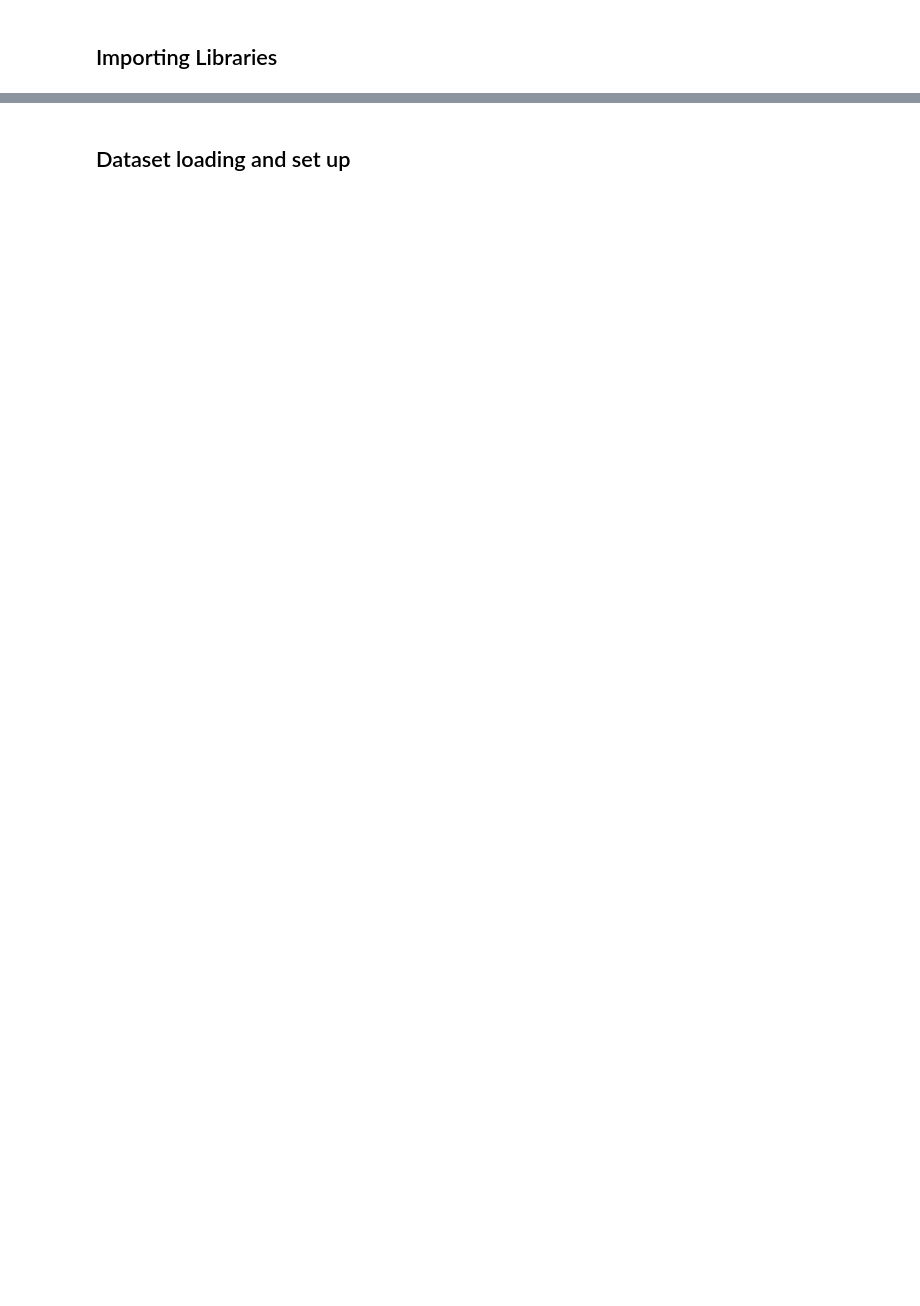
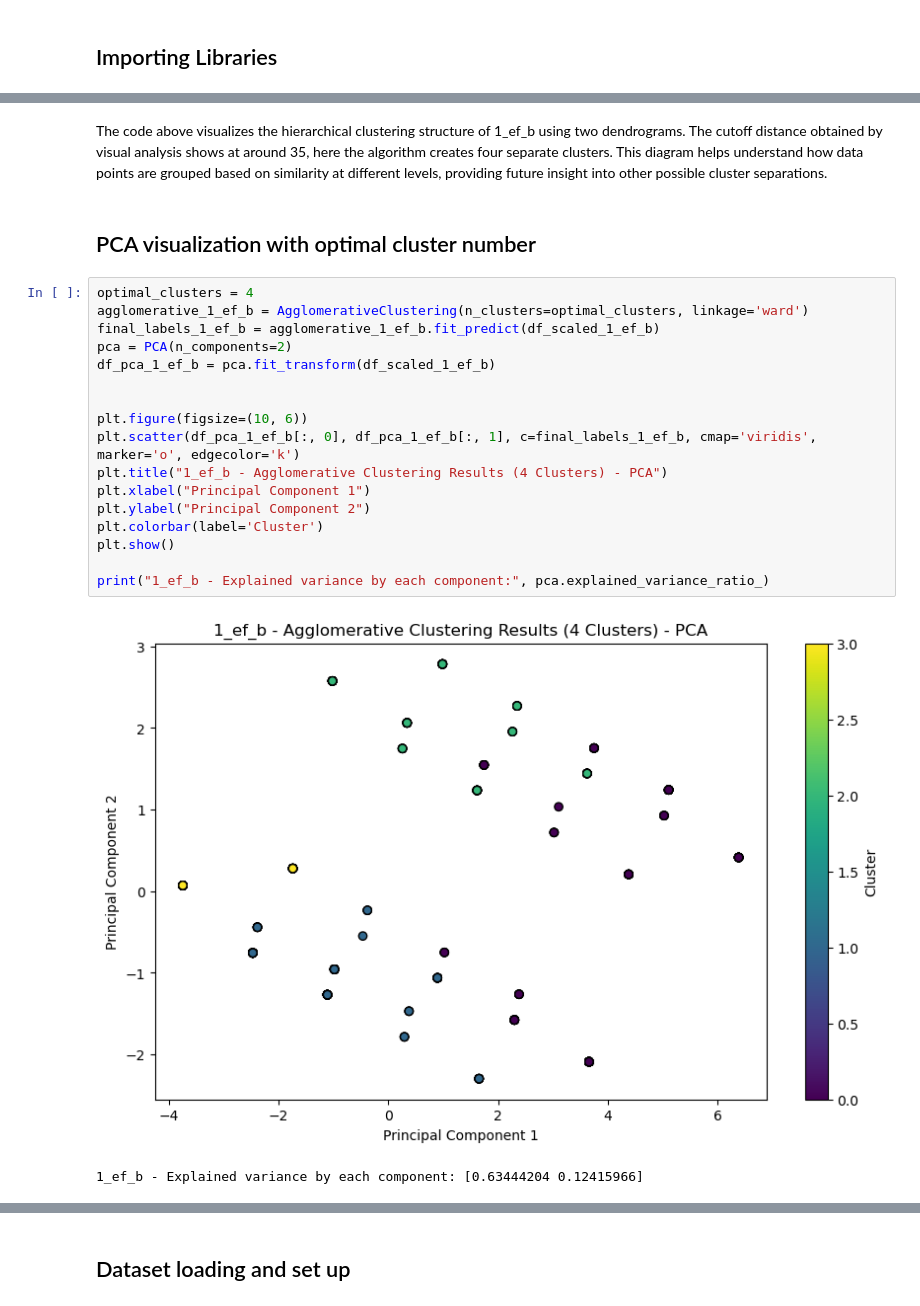
Before and after one commit to machine-learning-hwu-project/Dubai_UG_11, a Jupyter notebook: clustering/hierarchical clustering/Hierarchal_clustering.ipynb, the cells around one changed output, grey strips where cells are left out. Saved outputs shown, nothing was run; the diff lists cells and outputs as text; blank space fills up the shorter version.

```diff
--- a/clustering/hierarchical clustering/Hierarchal_clustering.ipynb
+++ b/clustering/hierarchical clustering/Hierarchal_clustering.ipynb
@@ -19,0 +158,24 @@ from sklearn.cluster import AgglomerativeClustering
+# %% [markdown]
+The code above visualizes the hierarchical clustering structure of 1_ef_b using two dendrograms. The cutoff distance obtained by visual analysis shows at around 35, here the algorithm creates four separate clusters. This diagram helps understand how data points are grouped based on similarity at different levels, providing future insight into other possible cluster separations.
+# %% [markdown]
+## PCA visualization with optimal cluster number
+# %%
+optimal_clusters = 4
+agglomerative_1_ef_b = AgglomerativeClustering(n_clusters=optimal_clusters, linkage='ward')
+final_labels_1_ef_b = agglomerative_1_ef_b.fit_predict(df_scaled_1_ef_b)
+pca = PCA(n_components=2)
+df_pca_1_ef_b = pca.fit_transform(df_scaled_1_ef_b)
+
+
+plt.figure(figsize=(10, 6))
+plt.scatter(df_pca_1_ef_b[:, 0], df_pca_1_ef_b[:, 1], c=final_labels_1_ef_b, cmap='viridis', marker='o', edgecolor='k')
+plt.title("1_ef_b - Agglomerative Clustering Results (4 Clusters) - PCA")
+plt.xlabel("Principal Component 1")
+plt.ylabel("Principal Component 2")
+plt.colorbar(label='Cluster')
+plt.show()
+
+print("1_ef_b - Explained variance by each component:", pca.explained_variance_ratio_)
+# %% [output]
+[figure, added]
+1_ef_b - Explained variance by each component: [0.63444204 0.12415966]
```
Also changed, not shown: parts of 23 cells of this notebook, 2 other files.
